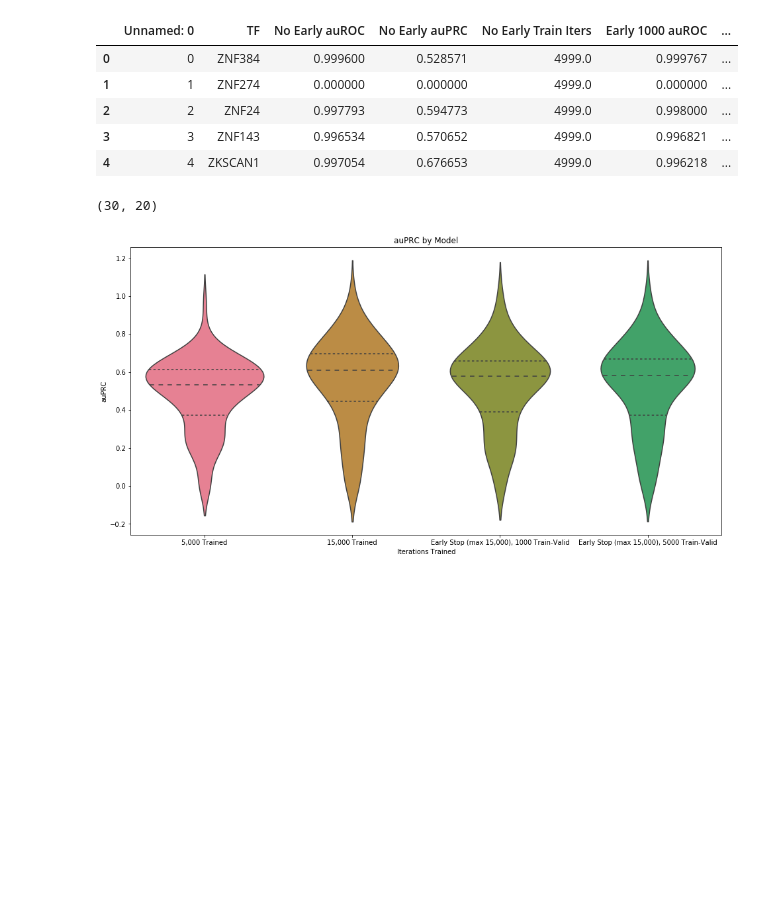
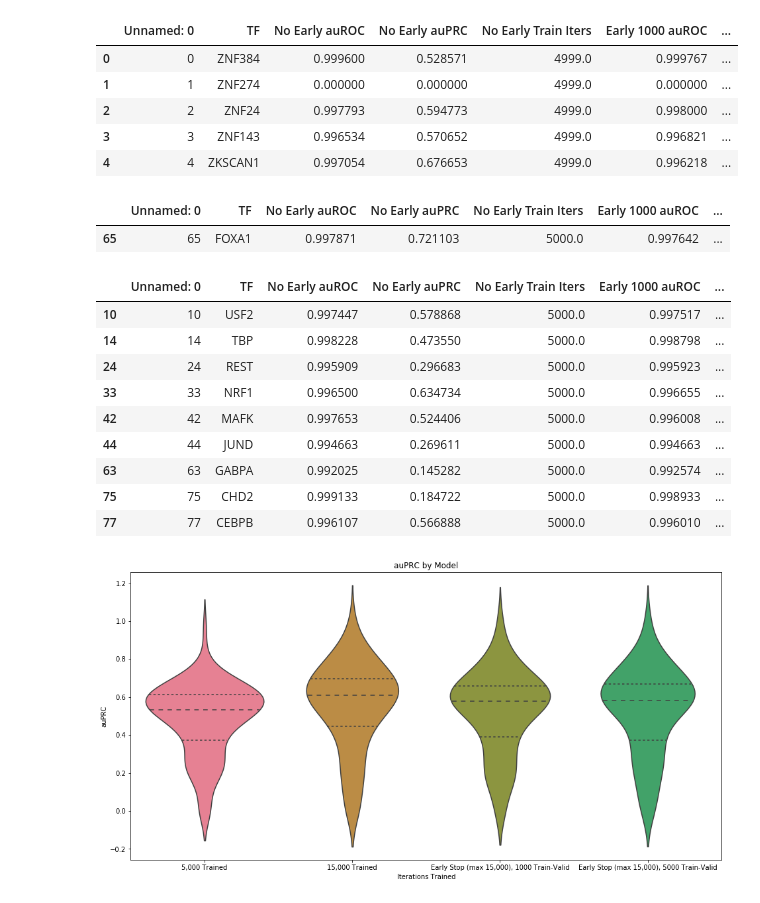
Before and after one commit to YosefLab/epitome, a Jupyter notebook: Compare_Early_Stopping_Models.ipynb, the cells around one changed output. Saved outputs shown, nothing was run; the diff lists cells and outputs as text; code cells hidden in the pictures; blank space fills up the shorter version.

```diff
--- a/Compare_Early_Stopping_Models.ipynb
+++ b/Compare_Early_Stopping_Models.ipynb
@@ -406,10 +406,47 @@ df_cleaned.head()
 | 2 | 2 | ZNF24 | 0.997793 | 0.594773 | 4999.0 | 0.998000 | ... |
 | 3 | 3 | ZNF143 | 0.996534 | 0.570652 | 4999.0 | 0.996821 | ... |
 | 4 | 4 | ZKSCAN1 | 0.997054 | 0.676653 | 4999.0 | 0.996218 | ... |
+# %%
+df_cleaned[df_cleaned['TF'] == "FOXA1"]
+# %% [output]
+|  | Unnamed: 0 | TF | No Early auROC | No Early auPRC | No Early Train Iters | Early 1000 auROC | ... |
+| 65 | 65 | FOXA1 | 0.997871 | 0.721103 | 5000.0 | 0.997642 | ... |
+# %%
+SCORE_TFS = [
+    {'Epitome':'CEBPB', "DeepSEA":'CEBPB','DefCOM': 'cebpb'},
+    {'Epitome':'CHD2', "DeepSEA":'CHD2','DefCOM': 'chd2'},
+    {'Epitome':'CTCF', "DeepSEA":'CTCF','DefCOM': 'ctcf'},
+    {'Epitome':'EP300', "DeepSEA":'p300','DefCOM': 'ep300'},
+    {'Epitome':'GABPA', "DeepSEA":'GABP','DefCOM': 'gabpa'},
+    {'Epitome':'JUND', "DeepSEA":'JunD','DefCOM': 'jund'},
+    {'Epitome':'MAFK', "DeepSEA":'MafK','DefCOM': 'mafk'},
+    {'Epitome':'MAX', "DeepSEA":'Max','DefCOM': 'max'},
+    {'Epitome':'MYC', "DeepSEA":'c-Myc','DefCOM': 'myc'},
+    {'Epitome':'NRF1', "DeepSEA":'Nrf1','DefCOM': 'nrf1'},
+    {'Epitome':'RAD21', "DeepSEA":'Rad21','DefCOM': 'rad21'},
+    {'Epitome':'REST', "DeepSEA":'COREST','DefCOM': 'rest'},
+    {'Epitome':'RFX5', "DeepSEA":'RFX5','DefCOM': 'rfx5'},
+    {'Epitome':'SRF', "DeepSEA":'SRF','DefCOM': 'srf'},
+    {'Epitome':'TAF1', "DeepSEA":'TAF1','DefCOM': 'taf1'},
+    {'Epitome':'TBP', "DeepSEA":'TBP','DefCOM': 'tbp'},
+    {'Epitome':'USF2', "DeepSEA":'USF2','DefCOM': 'usf2'},
+]
+score_tfs= list(map(lambda x: x['Epitome'],SCORE_TFS))
 # %%
-df_cleaned[df_cleaned['Early 5000, 15000 auPRC'] > df_cleaned['No Early 15000 auPRC']].shape
+df_cleaned[(df_cleaned['Early 5000, 15000 auPRC'] < df_cleaned['No Early 15000 auPRC']) &
+           (df_cleaned['Early 5000, 15000 Train Iters'] != 15000) &
+           (df_cleaned['TF'].isin(score_tfs))]
 # %% [output]
-(30, 20)
+|  | Unnamed: 0 | TF | No Early auROC | No Early auPRC | No Early Train Iters | Early 1000 auROC | ... |
+| 10 | 10 | USF2 | 0.997447 | 0.578868 | 5000.0 | 0.997517 | ... |
+| 14 | 14 | TBP | 0.998228 | 0.473550 | 5000.0 | 0.998798 | ... |
+| 24 | 24 | REST | 0.995909 | 0.296683 | 5000.0 | 0.995923 | ... |
+| 33 | 33 | NRF1 | 0.996500 | 0.634734 | 5000.0 | 0.996655 | ... |
+| 42 | 42 | MAFK | 0.997653 | 0.524406 | 5000.0 | 0.996008 | ... |
+| 44 | 44 | JUND | 0.994663 | 0.269611 | 5000.0 | 0.994663 | ... |
+| 63 | 63 | GABPA | 0.992025 | 0.145282 | 5000.0 | 0.992574 | ... |
+| 75 | 75 | CHD2 | 0.999133 | 0.184722 | 5000.0 | 0.998933 | ... |
+| 77 | 77 | CEBPB | 0.996107 | 0.566888 | 5000.0 | 0.996010 | ... |
 # %%
 plt.figure(figsize=(16,8))
 
```
Also changed, not shown: 4 other files.
